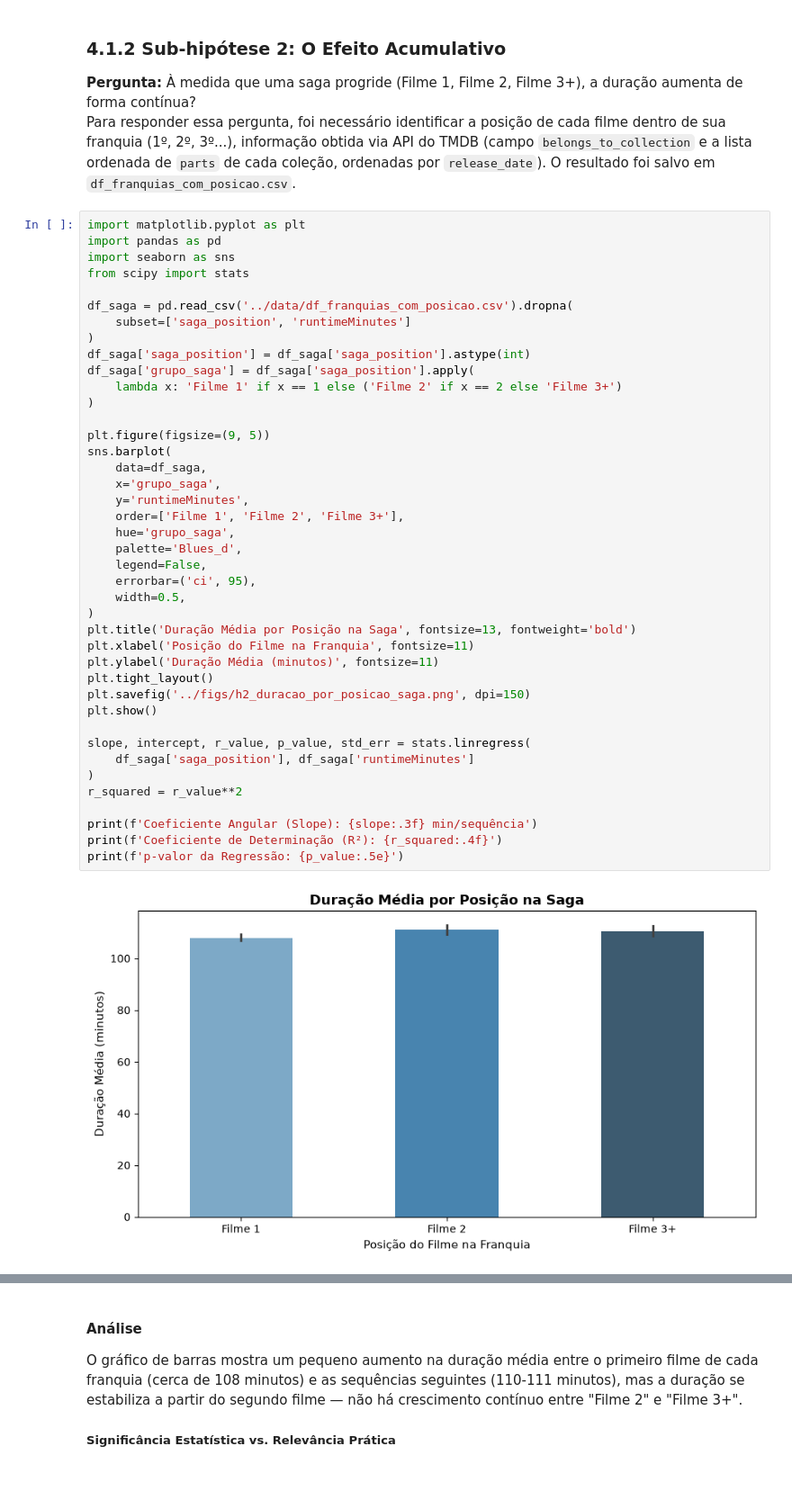
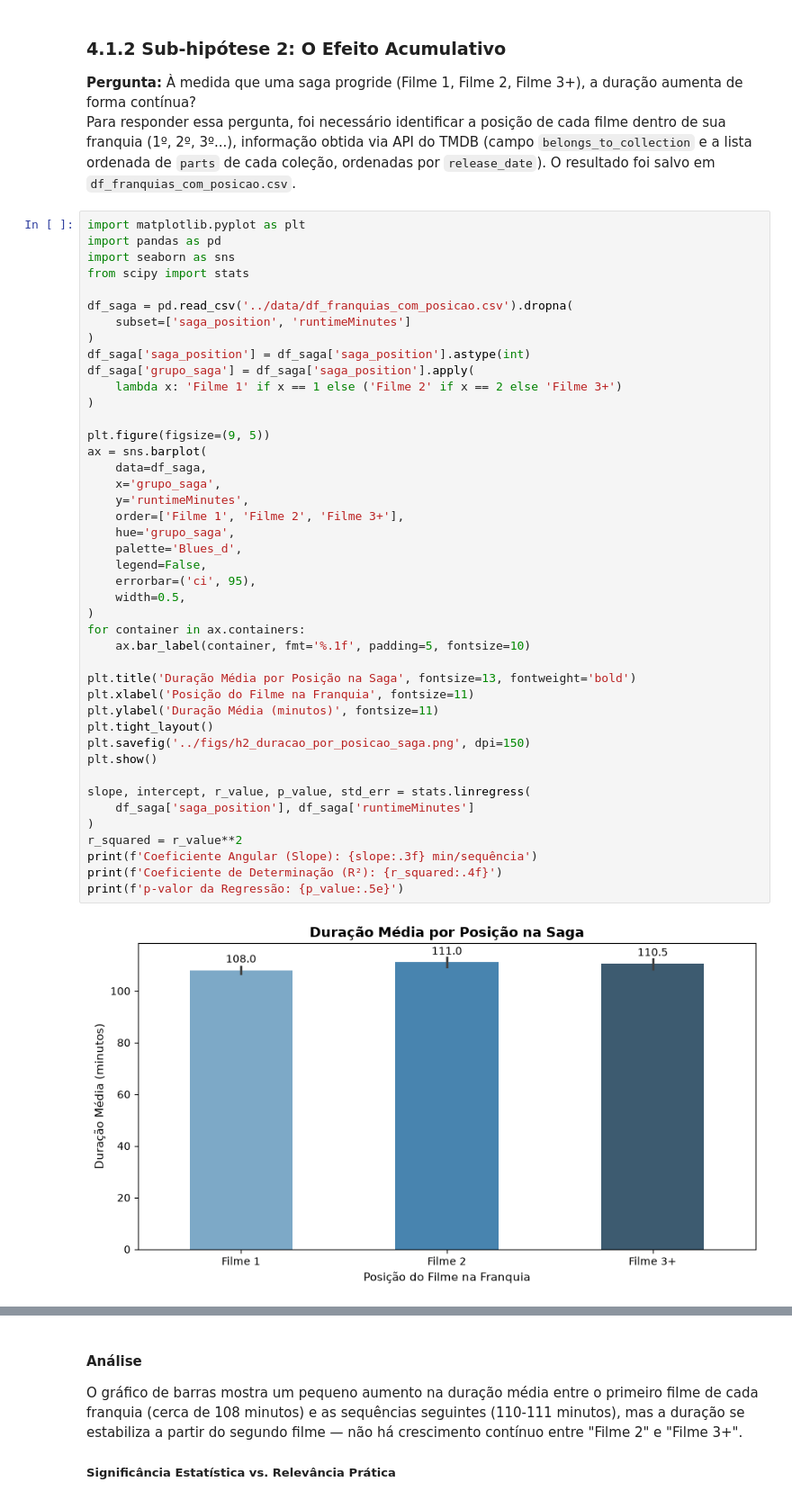
Before and after one commit to KawanePedro/icd-projeto, a Jupyter notebook: notebooks/presentation.ipynb, the cells around one changed output, grey strips where cells are left out. Shown at 90% size. Drawn from its saved outputs; the diff is of its cells as text.

```diff
--- a/notebooks/presentation.ipynb
+++ b/notebooks/presentation.ipynb
@@ -632,36 +632,38 @@ df_saga['saga_position'] = df_saga['saga_position'].astype(int)
 df_saga['grupo_saga'] = df_saga['saga_position'].apply(
     lambda x: 'Filme 1' if x == 1 else ('Filme 2' if x == 2 else 'Filme 3+')
 )
 
 plt.figure(figsize=(9, 5))
-sns.barplot(
+ax = sns.barplot(
     data=df_saga,
     x='grupo_saga',
     y='runtimeMinutes',
     order=['Filme 1', 'Filme 2', 'Filme 3+'],
     hue='grupo_saga',
     palette='Blues_d',
     legend=False,
     errorbar=('ci', 95),
     width=0.5,
 )
+for container in ax.containers:
+    ax.bar_label(container, fmt='%.1f', padding=5, fontsize=10)
+
 plt.title('Duração Média por Posição na Saga', fontsize=13, fontweight='bold')
 plt.xlabel('Posição do Filme na Franquia', fontsize=11)
 plt.ylabel('Duração Média (minutos)', fontsize=11)
 plt.tight_layout()
 plt.savefig('../figs/h2_duracao_por_posicao_saga.png', dpi=150)
 plt.show()
 
 slope, intercept, r_value, p_value, std_err = stats.linregress(
     df_saga['saga_position'], df_saga['runtimeMinutes']
 )
 r_squared = r_value**2
-
 print(f'Coeficiente Angular (Slope): {slope:.3f} min/sequência')
 print(f'Coeficiente de Determinação (R²): {r_squared:.4f}')
 print(f'p-valor da Regressão: {p_value:.5e}')
 # %% [output]
-[figure, old version]
+[figure, new version]
 Coeficiente Angular (Slope): 0.678 min/sequência
 Coeficiente de Determinação (R²): 0.0037
 p-valor da Regressão: 1.84817e-03
```
Also changed, not shown: parts of 13 cells of this notebook, 1 other file.
